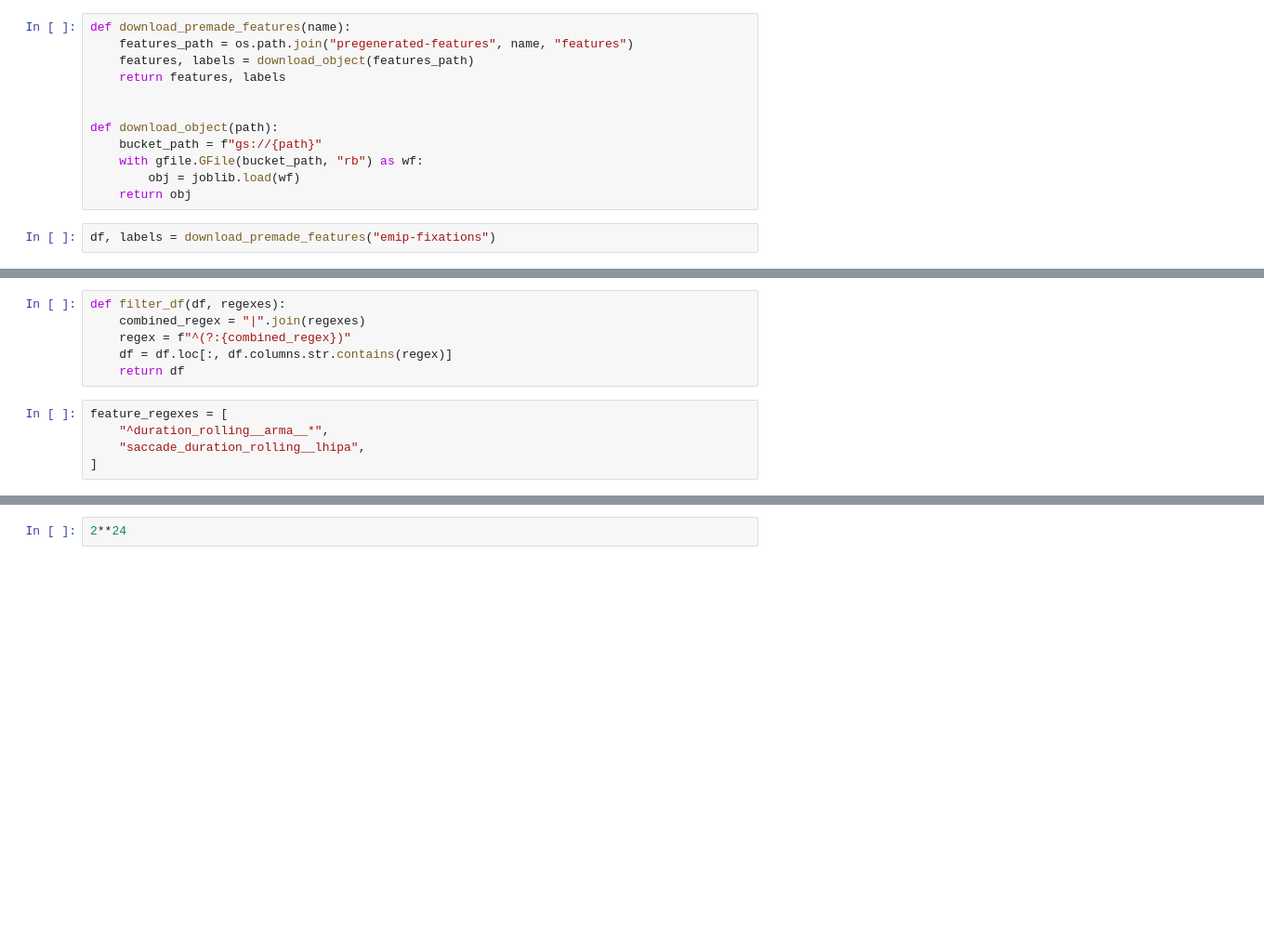
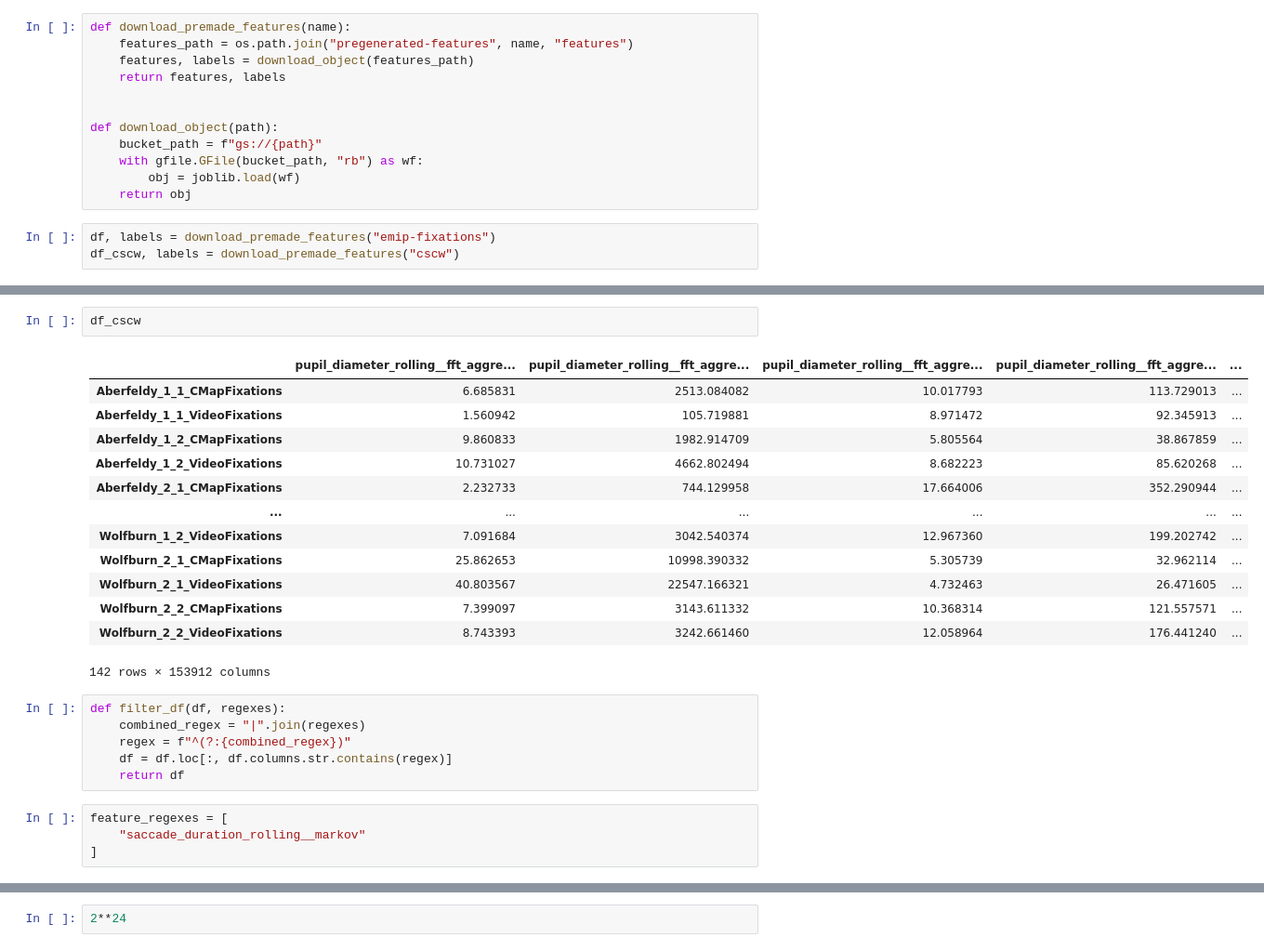
Before and after one commit to s0lvang/ideal-pancake, a Jupyter notebook: misc/notebooks/get_feature_list.ipynb, the cells around one changed output, grey strips where cells are left out. Shown at 93% size. Drawn from its saved outputs; the diff is of its cells as text; blank space fills up the shorter version.

```diff
--- a/misc/notebooks/get_feature_list.ipynb
+++ b/misc/notebooks/get_feature_list.ipynb
@@ -21,6 +21,7 @@ def download_object(path):
     return obj
 # %%
 df, labels = download_premade_features("emip-fixations")
+df_cscw, labels = download_premade_features("cscw")
 # %%
 df
 # %% [output]
@@ -40,3 +41,19 @@ df
+# %%
+df_cscw
+# %% [output]
+|  | pupil_diameter_rolling__fft_aggre... | pupil_diameter_rolling__fft_aggre... | pupil_diameter_rolling__fft_aggre... | pupil_diameter_rolling__fft_aggre... | ... |
+| Aberfeldy_1_1_CMapFixations | 6.685831 | 2513.084082 | 10.017793 | 113.729013 | ... |
+| Aberfeldy_1_1_VideoFixations | 1.560942 | 105.719881 | 8.971472 | 92.345913 | ... |
+| Aberfeldy_1_2_CMapFixations | 9.860833 | 1982.914709 | 5.805564 | 38.867859 | ... |
+| Aberfeldy_1_2_VideoFixations | 10.731027 | 4662.802494 | 8.682223 | 85.620268 | ... |
+| Aberfeldy_2_1_CMapFixations | 2.232733 | 744.129958 | 17.664006 | 352.290944 | ... |
+| ... | ... | ... | ... | ... | ... |
+| Wolfburn_1_2_VideoFixations | 7.091684 | 3042.540374 | 12.967360 | 199.202742 | ... |
+| Wolfburn_2_1_CMapFixations | 25.862653 | 10998.390332 | 5.305739 | 32.962114 | ... |
+| Wolfburn_2_1_VideoFixations | 40.803567 | 22547.166321 | 4.732463 | 26.471605 | ... |
+| Wolfburn_2_2_CMapFixations | 7.399097 | 3143.611332 | 10.368314 | 121.557571 | ... |
+| Wolfburn_2_2_VideoFixations | 8.743393 | 3242.661460 | 12.058964 | 176.441240 | ... |
+142 rows × 153912 columns
 # %%
 def filter_df(df, regexes):
     combined_regex = "|".join(regexes)
@@ -45,8 +62,7 @@ def filter_df(df, regexes):
     return df
 # %%
 feature_regexes = [
-    "^duration_rolling__arma__*",
-    "saccade_duration_rolling__lhipa",
+    "saccade_duration_rolling__markov"
 ]
 # %%
 filter_df(df, feature_regexes)
```
Also changed, not shown: parts of 3 cells of this notebook, 1 other file.
